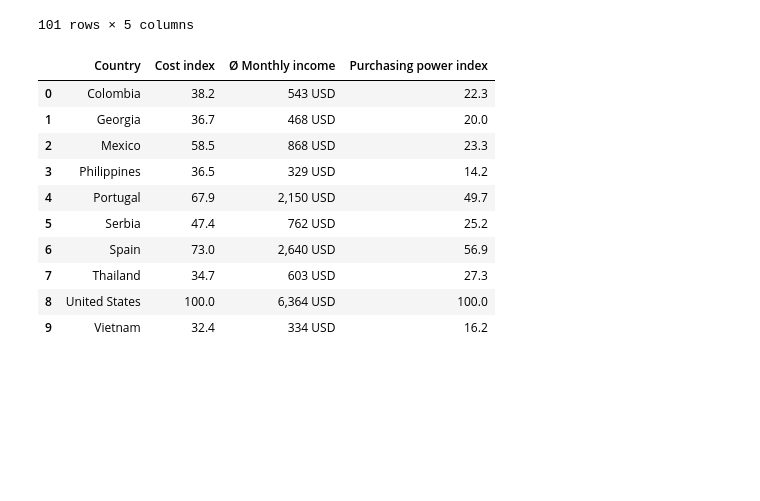
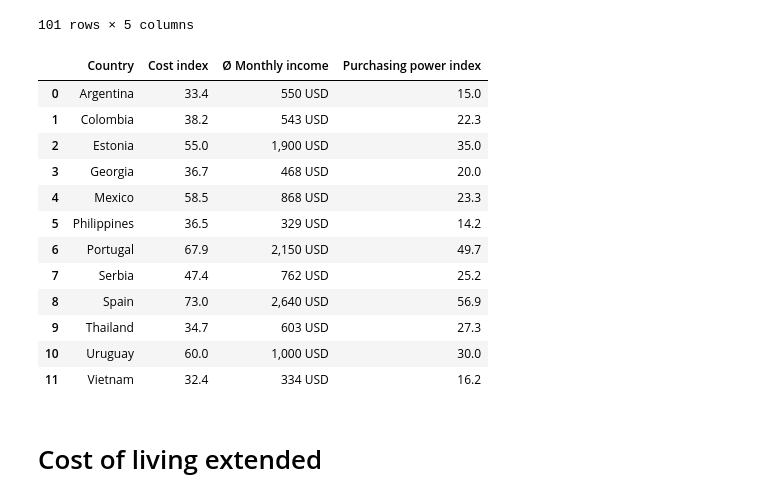
Before and after one commit to filipdjordjevic222/digital_nomads, a Jupyter notebook: Notebooks/Old/Cost_of_living.ipynb, the cells around one changed output. Saved outputs shown, nothing was run; the diff lists cells and outputs as text; code cells hidden in the pictures; blank space fills up the shorter version.

```diff
--- a/Notebooks/Cost_of_living.ipynb
+++ b/Notebooks/Old/Cost_of_living.ipynb
@@ -174,7 +172,7 @@ global_income_df
 global_income_df = global_income_df.rename(columns={'Country/Region': 'Country'})
 # %%
 countries = [
-    'Portugal', 'Estonia', 'Georgia', 'Spain', 'United States',
+    'Portugal', 'Estonia', 'Georgia', 'Spain',
     'Thailand', 'Serbia', 'Vietnam', 'Philippines', 'Mexico',
     'Colombia', 'Uruguay', 'Argentina'
 ]
@@ -184,18 +182,35 @@ global_income_clean_df = global_income_df[global_income_df['Country'].isin(count
 global_income_clean_df = global_income_clean_df.sort_values('Country', ascending=True)
 global_income_clean_df = global_income_clean_df.reset_index(drop=True)
 global_income_clean_df = global_income_clean_df.drop(columns=['Rank'])
-# %%
-global_income_clean_df
-# %% [output]
-|  | Country | Cost index | Ø Monthly income | Purchasing power index |
-| 0 | Colombia | 38.2 | 543 USD | 22.3 |
-| 1 | Georgia | 36.7 | 468 USD | 20.0 |
-| 2 | Mexico | 58.5 | 868 USD | 23.3 |
-| 3 | Philippines | 36.5 | 329 USD | 14.2 |
-| 4 | Portugal | 67.9 | 2,150 USD | 49.7 |
-| 5 | Serbia | 47.4 | 762 USD | 25.2 |
-| 6 | Spain | 73.0 | 2,640 USD | 56.9 |
-| 7 | Thailand | 34.7 | 603 USD | 27.3 |
-| 8 | United States | 100.0 | 6,364 USD | 100.0 |
-| 9 | Vietnam | 32.4 | 334 USD | 16.2 |
+# %%
+#add missing countries
+new_countries_data = {
+    "Country": ["Argentina", "Estonia", "Uruguay"],
+    "Cost index": [33.4, 55.0, 60.0],  # Estimated cost index values
+    "Ø Monthly income": ["550 USD", "1,900 USD", "1,000 USD"],  # Estimated average monthly income
+    "Purchasing power index": [15.0, 35.0, 30.0]  # Estimated purchasing power index
+}
+
+new_countries_df = pd.DataFrame(new_countries_data)
+
+#concanate
+new_countries_cost_df = pd.concat([global_income_clean_df, new_countries_df], ignore_index=True)
+#sort
+new_countries_cost_df = new_countries_cost_df.sort_values(by="Country", ascending=True)
+new_countries_cost_df = new_countries_cost_df.reset_index(drop=True)
+new_countries_cost_df
+# %% [output]
+|  | Country | Cost index | Ø Monthly income | Purchasing power index |
+| 0 | Argentina | 33.4 | 550 USD | 15.0 |
+| 1 | Colombia | 38.2 | 543 USD | 22.3 |
+| 2 | Estonia | 55.0 | 1,900 USD | 35.0 |
+| 3 | Georgia | 36.7 | 468 USD | 20.0 |
+| 4 | Mexico | 58.5 | 868 USD | 23.3 |
+| 5 | Philippines | 36.5 | 329 USD | 14.2 |
+| 6 | Portugal | 67.9 | 2,150 USD | 49.7 |
+| 7 | Serbia | 47.4 | 762 USD | 25.2 |
+| 8 | Spain | 73.0 | 2,640 USD | 56.9 |
+| 9 | Thailand | 34.7 | 603 USD | 27.3 |
+| 10 | Uruguay | 60.0 | 1,000 USD | 30.0 |
+| 11 | Vietnam | 32.4 | 334 USD | 16.2 |
 # %%
@@ -202,0 +218,2 @@ global_income_clean_df.to_csv('global_income_clean.csv', index=False)
+# %% [markdown]
+# Cost of living extended
```
Also changed, not shown: parts of 9 cells of this notebook, 43 other files.
